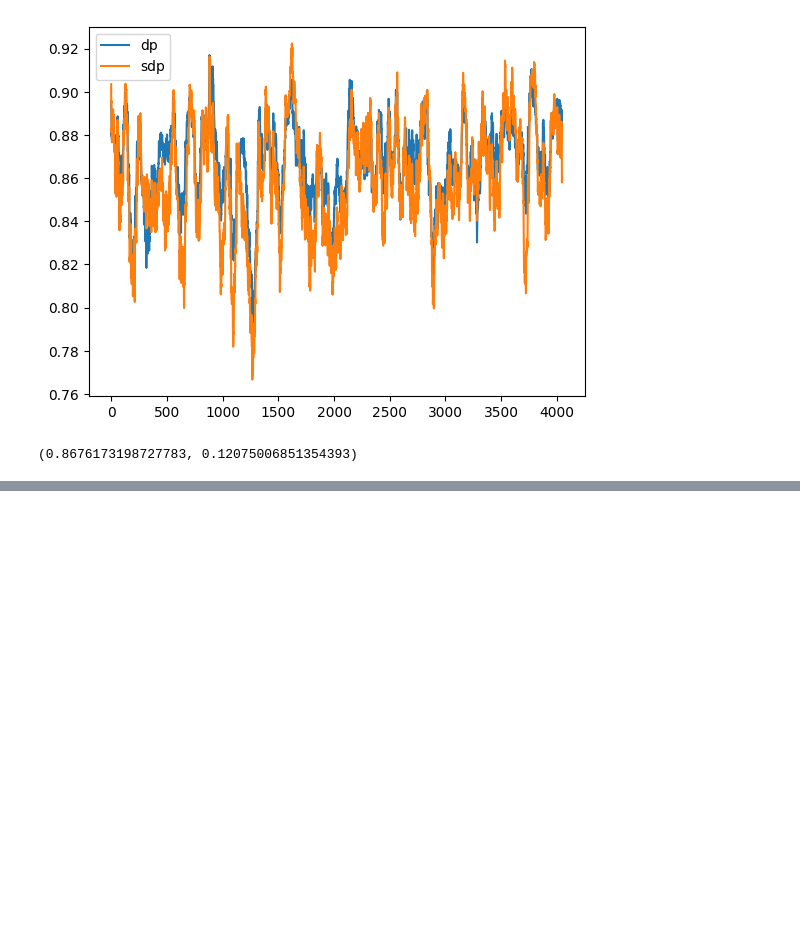
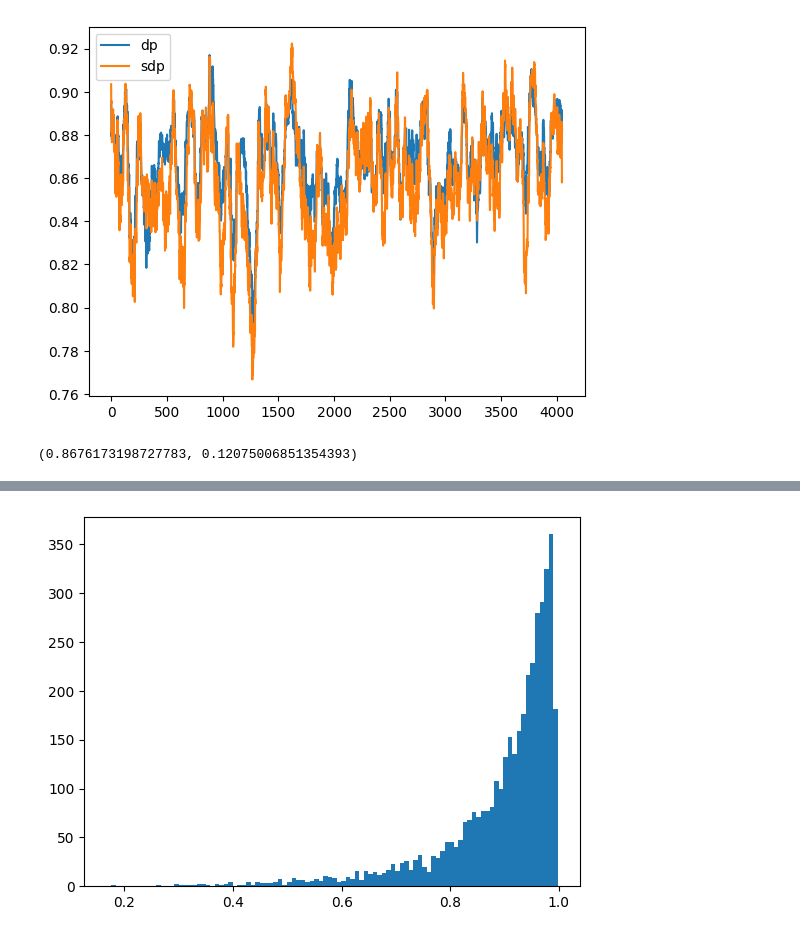
Before and after one commit to ljocha/rassp-public, a Jupyter notebook: validate-small.ipynb, the cells around one changed output, grey strips where cells are left out. Cells and saved outputs as stored; diff of their text form; code cells hidden in the pictures; blank space fills up the shorter version.

```diff
--- a/validate-small.ipynb
+++ b/validate-small.ipynb
@@ -101,0 +144,7 @@ array([0.87212566, 0.1182891 ])
+# %%
+dp_best = dps[list(sorted(dps.keys()))[36]]
+
+plt.hist(dp_best,bins=bins)
+plt.show()
+# %% [output]
+[figure, added]
```
Also changed, not shown: parts of 16 cells of this notebook, 1 other file.
